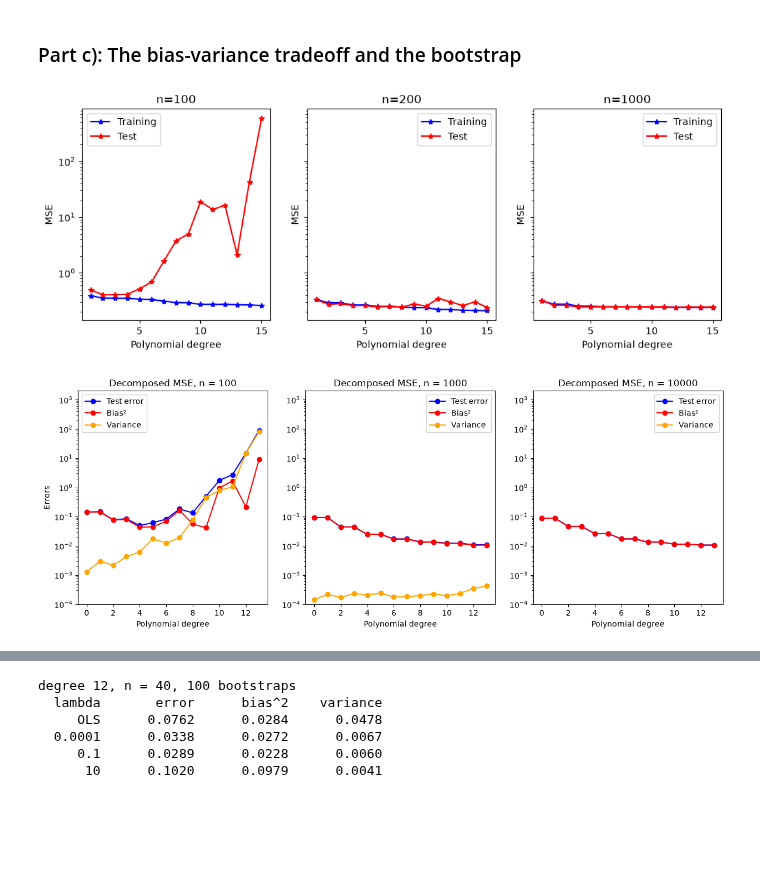
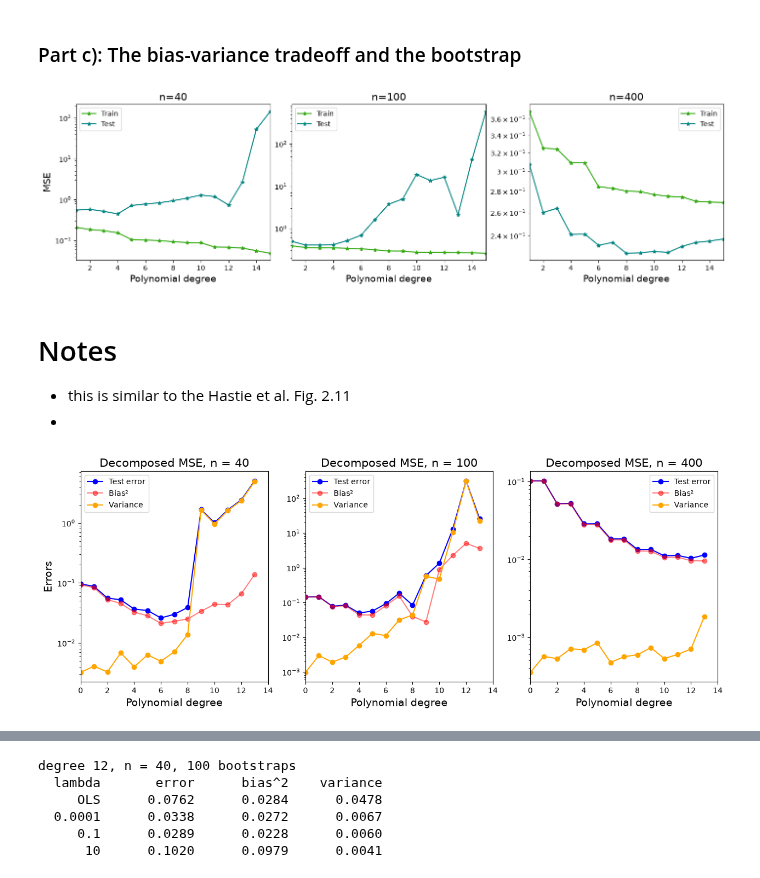
Before and after one commit to lukasMK01/FYS-STK4155, a Jupyter notebook: project_1/wip_project1.ipynb, the cells around one changed output, grey strips where cells are left out. Drawn from its saved outputs; the diff is of its cells as text; code cells hidden in the pictures; blank space fills up the shorter version.

Commit message:
a-d made pretty but polynomial degree not fixed

```diff
--- a/project_1/wip_project1.ipynb
+++ b/project_1/wip_project1.ipynb
@@ -52,9 +52,14 @@ def generate_data(n=100, sigma=0.1, seed=2026):
 
 x, y, n, sigma = generate_data()
 
+train_color = "#32A911"
+test_color = "#048582"
+
 xx = np.linspace(-1, 1, 400)
-plt.plot(xx, runge(xx), color="#004488", label="Runge's function")
-plt.scatter(x, y, s=12, color="#BB5566", label=rf"data, $\sigma={sigma}$")
+plt.plot(xx, runge(xx), color="#0824A0", label="Runge's function")
+plt.scatter(x, y, s=12, color="#A0720E", label=rf"data, $\sigma={sigma}$")
 plt.xlabel("x"); plt.ylabel("y"); plt.legend(frameon=False)
+plt.xlim(-1,1)
+plt.plot([-1,1], [0,0], color='grey', linestyle='-', alpha=0.4)
 plt.show()
 # %% [output]
@@ -217,43 +332,48 @@ Minimum MSE is  0.05644237814172181 at lambda = 1e-07 for test data
 # Your code for part c) heret
 ### Inspired by figure 2.11 in Hastie et al., 2009
 
 max_deg = 15
-fig, ax = plt.subplots(1,3,figsize=(12,4), sharey=True)
-for n, i in zip((100, 200, 1000), (0,1,2)):
+fig, ax = plt.subplots(1,3,figsize=(14,4), sharey=False, constrained_layout=True)
+for n, i in zip((40, 100, 400), (0,1,2)):
     # get some new data (but different names to not overwrite the ones used consistently)
     x_c, y_c, n_c, sigma_c = generate_data(n=n, sigma=0.5)
     x_train_c, x_test_c, y_train_c, y_test_c = train_test_split(x_c, y_c, test_size=0.3,random_state=2026)
 
     #Adding a model to perform OLS for polynomials up to degree 15
     mse_train = []
     mse_test = []
     for d in range(1,max_deg+1):
         X_train_c, X_test_c, y_train_c, y_test_c = prepare_design_matrix(x_train_c, x_test_c, y_train_c, y_test_c, degree=d, intercept=False)
 
         #calculate OLS theta
         theta = ols(X_train_c,y_train_c)
 
         #Calculate the MSE:
         mse_train.append(mean_squared_error(y_train_c, X_train_c @ theta))
         mse_test.append(mean_squared_error(y_test_c,  X_test_c @ theta))
 
 
     #Plotting the MSE as a function of polynomial degree
     xx = np.linspace(1,max_deg,max_deg)
 
-    ax[i].plot(xx,mse_train,"b*-",label="Training")
-    ax[i].plot(xx,mse_test,"r*-",label="Test")
-    ax[i].set_ylabel("MSE")
+    ax[i].plot(xx,mse_train,"b*-",label="Train", color=train_color)
+    ax[i].plot(xx,mse_test,"r*-",label="Test", color=test_color)
     ax[i].set_yscale("log")
-    ax[i].set_xlabel("Polynomial degree")
-    ax[i].set_title(f"n={n}")
+    ax[i].set_xlabel("Polynomial degree", fontsize=14)
+    ax[i].set_title(f"n={n}", fontsize=15)
     ax[i].legend()
+    ax[i].set_xlim(1,15)
+ax[0].set_ylabel("MSE", fontsize=14)
+
 
 plt.show()
 # %% [output]
-[figure, old version]
+[figure, new version]
+# %% [markdown]
+# Notes
+- this is similar to the Hastie et al. Fig. 2.11
+-
 # %%
-# Your code for exercise 3 here
 n_bootstraps = 100 #100 resamples of training data
 degree_max = 14 #13 + 1
 
@@ -287,21 +407,22 @@ def bootstrap_polynomial(n, degree_max, sigma=0.1, seed=2026, n_bootstraps=n_boo
 fig, ax = plt.subplots(1,3,figsize=[15,5])
 sp = 0 #What subplot / axis to plot
 
-for n in (100, 1000, 10000): #40,100,400
+for n in (40, 100, 400): #40,100,400
     error, bias, variance = bootstrap_polynomial(n=n, degree_max=degree_max)
 
     #Plot results
     ax[sp].plot(range(degree_max),error,"o-",color="blue",label="Test error")
-    ax[sp].plot(range(degree_max),bias,"o-",color="red", label="Bias²")
+    ax[sp].plot(range(degree_max),bias,"o-",color="red", label="Bias²", alpha=0.5)
     ax[sp].plot(range(degree_max),variance,"o-",color="orange",label="Variance")
-    ax[sp].set_title(f"Decomposed MSE, n = {n}")
-    ax[sp].set_xlabel("Polynomial degree")
+    ax[sp].set_title(f"Decomposed MSE, n = {n}", fontsize=15)
+    ax[sp].set_xlabel("Polynomial degree", fontsize=14)
 
-    ax[sp].set_ylim(1e-4,2e3)
+    # ax[sp].set_ylim(1e-4,2e3)
     ax[sp].set_yscale("log")
+    ax[sp].set_xlim(0,14)
     ax[sp].legend()
     sp += 1
-ax[0].set_ylabel("Errors")
+ax[0].set_ylabel("Errors", fontsize=14)
 plt.show()
 # %% [output]
-[figure, old version]
+[figure, new version]
```
Also changed, not shown: parts of 16 cells of this notebook.
